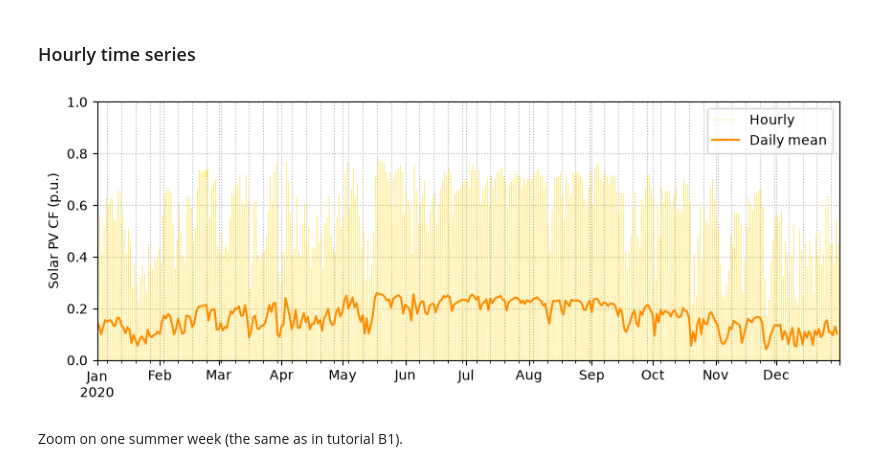
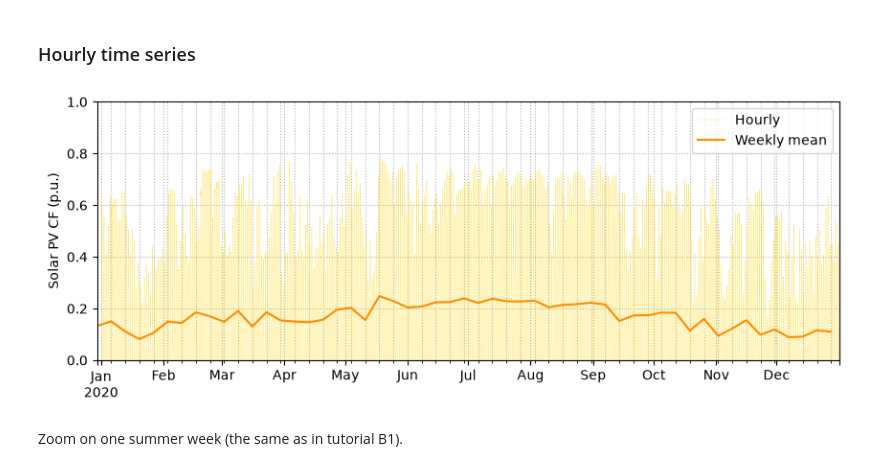
Before and after one commit to cristobal-GC/intro_pypsa_ecosystem, a Jupyter notebook: B_atlite/B3_solar_PV_profile.ipynb, the cells around one changed output. Saved outputs shown, nothing was run; the diff lists cells and outputs as text; code cells hidden in the pictures.

```diff
--- a/B_atlite/B3_solar_PV_profile.ipynb
+++ b/B_atlite/B3_solar_PV_profile.ipynb
@@ -190,14 +190,14 @@ Full-load hours:                             1,494 h
 ### Hourly time series
 # %%
 ax = cf.plot(figsize=(10, 3.5), color=colors["solar"], lw=0.3, alpha=0.6, label="Hourly")
-cf.resample("D").mean().plot(ax=ax, color="darkorange", lw=1.5, label="Daily mean")
+cf.resample("W").mean().plot(ax=ax, color="darkorange", lw=1.5, label="Weekly mean")
 ax.set_ylim(0, 1)
 ax.set_ylabel("Solar PV CF (p.u.)")
 ax.set_xlabel("")
 ax.grid(ls=":", which="both")
 ax.legend(loc="upper right");
 # %% [output]
-[figure, old version]
+[figure, new version]
 # %% [markdown]
 Zoom on one summer week (the same as in tutorial B1).
 # %%
```
Also changed, not shown: parts of 1 cell of this notebook, 2 other files.
